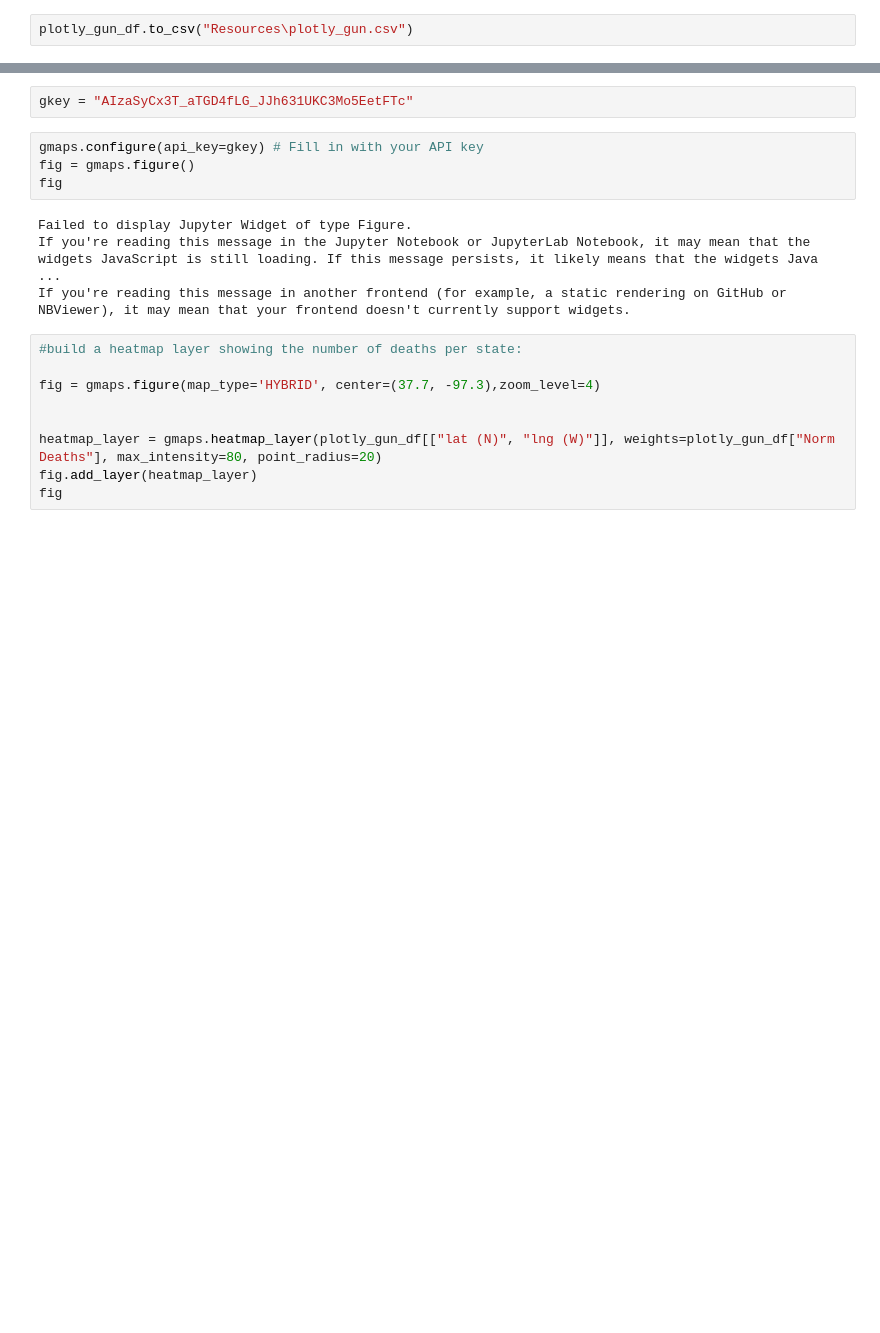
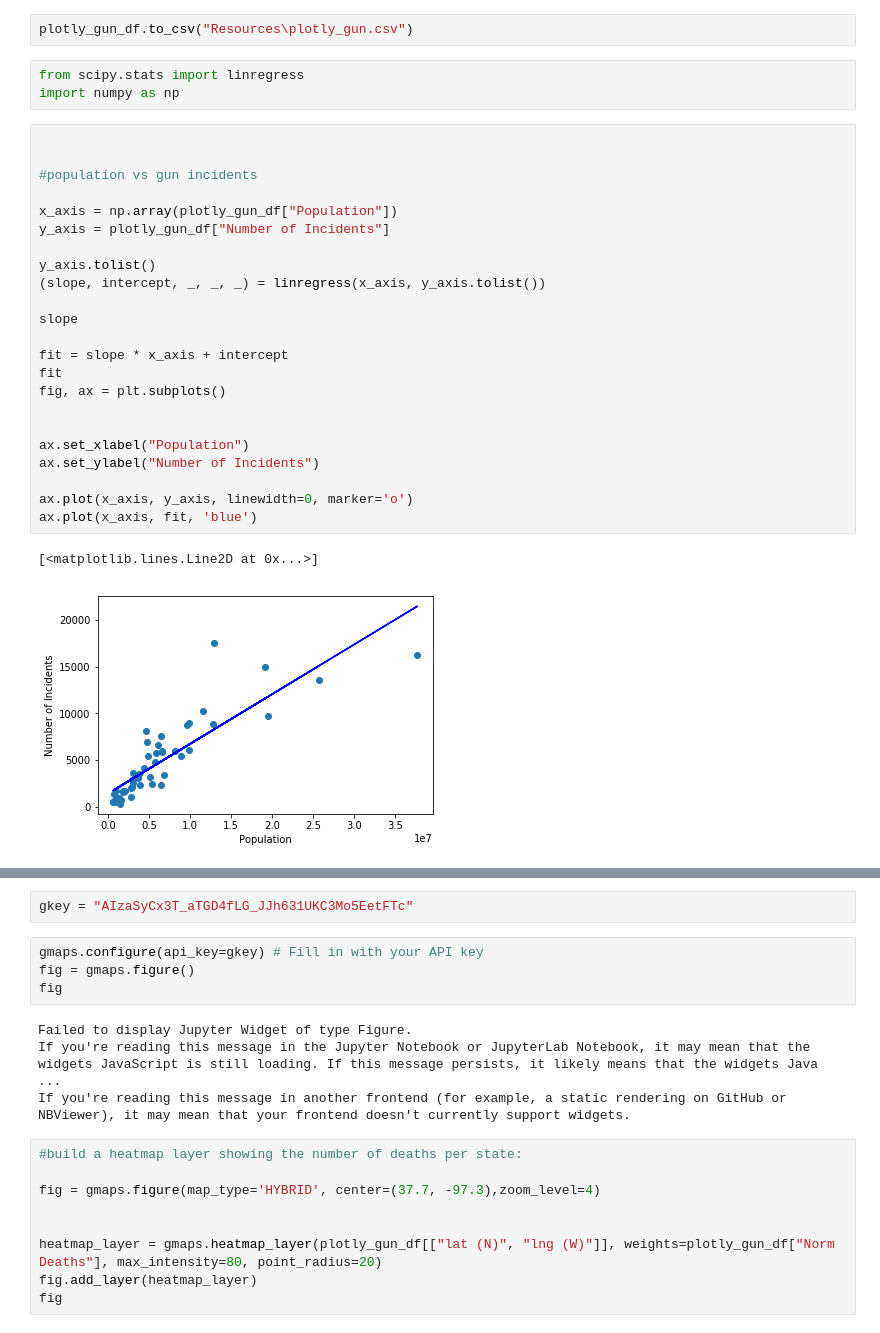
Before and after one commit to summergernon/gun_violence_analysis, a Jupyter notebook: Gun_Analysis_Pati.ipynb, the cells around one changed output, grey strips where cells are left out. Cells and saved outputs as stored; diff of their text form; blank space fills up the shorter version.

```diff
--- a/Gun_Analysis_Pati.ipynb
+++ b/Gun_Analysis_Pati.ipynb
@@ -460,2 +572,31 @@ See the caveats in the documentation: http://pandas.pydata.org/pandas-docs/stabl
 # %%
 plotly_gun_df.to_csv("Resources\plotly_gun.csv")
+# %%
+from scipy.stats import linregress
+import numpy as np
+# %%
+
+
+#population vs gun incidents
+
+x_axis = np.array(plotly_gun_df["Population"])
+y_axis = plotly_gun_df["Number of Incidents"]
+
+y_axis.tolist()
+(slope, intercept, _, _, _) = linregress(x_axis, y_axis.tolist())
+
+slope
+
+fit = slope * x_axis + intercept
+fit
+fig, ax = plt.subplots()
+
+
+ax.set_xlabel("Population")
+ax.set_ylabel("Number of Incidents")
+
+ax.plot(x_axis, y_axis, linewidth=0, marker='o')
+ax.plot(x_axis, fit, 'blue')
+# %% [output]
+[<matplotlib.lines.Line2D at 0x...>]
+[figure, added]
```
Also changed, not shown: parts of 11 cells of this notebook.
